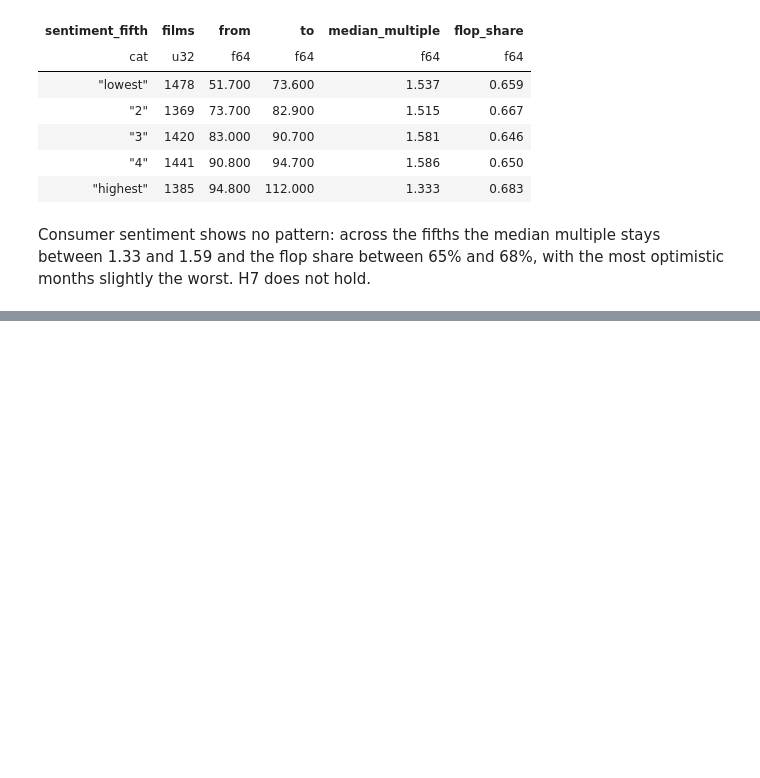
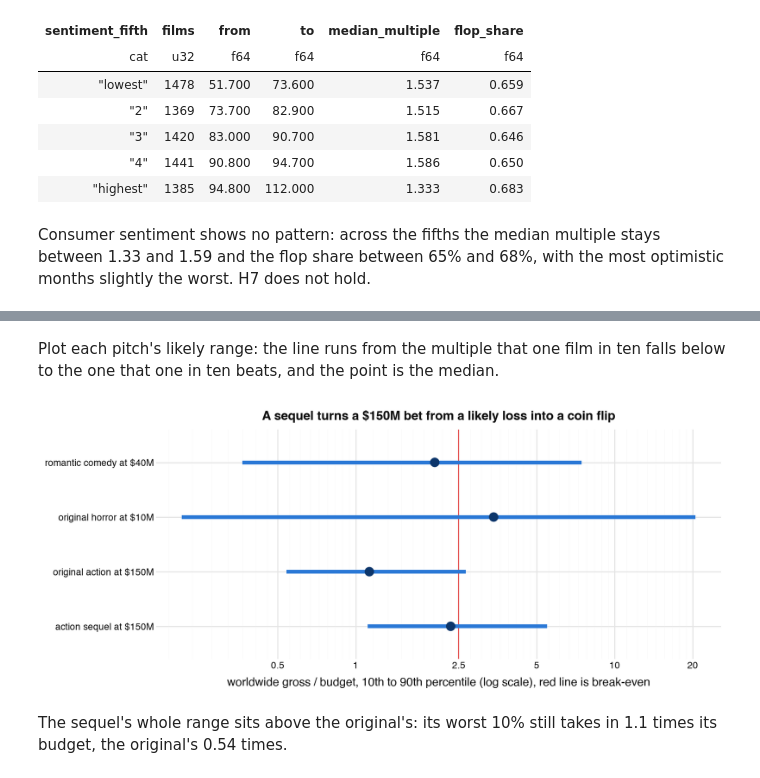
Before and after one commit to martin-gbeck/dao-movie-project, a Jupyter notebook: movie_studio.ipynb, the cells around one changed output, grey strips where cells are left out. Drawn from its saved outputs; the diff is of its cells as text; code cells hidden in the pictures; blank space fills up the shorter version.

```diff
--- a/movie_studio.ipynb
+++ b/movie_studio.ipynb
@@ -1330,0 +1902,30 @@ To keep in mind: 47% of the money figures come from TMDB's user-entered data, 40
+# %% [markdown]
+Plot each pitch's likely range: the line runs from the multiple that one film in ten falls below to the one that one in ten beats, and the point is the median.
+# %%
+(
+    ggplot(
+        pitches.with_columns(
+            label=pl.format(
+                "{} at ${}M", pl.col("pitch"), pl.col("budget_musd").cast(pl.Int64)
+            )
+        ),
+        aes("label", "median_multiple"),
+    )
+    + geom_hline(yintercept=BREAK_EVEN_MULTIPLE, color=FLOP_RED)
+    + geom_linerange(
+        aes(ymin="p10_multiple", ymax="p90_multiple"), color=ACCENT, size=2
+    )
+    + geom_point(color="#0d366b", size=4)
+    + scale_y_log10(breaks=[0.1, 0.5, 1, 2.5, 5, 10, 20])
+    + coord_flip()
+    + labs(
+        title="A sequel turns a $150M bet from a likely loss into a coin flip",
+        x="",
+        y="worldwide gross / budget, 10th to 90th percentile (log scale), red line is break-even",
+    )
+    + theme(figure_size=(9, 3.8))
+)
+# %% [output]
+[figure, added]
+# %% [markdown]
+The sequel's whole range sits above the original's: its worst 10% still takes in 1.1 times its budget, the original's 0.54 times.
```
Also changed, not shown: parts of 51 cells of this notebook, 5 other files.
